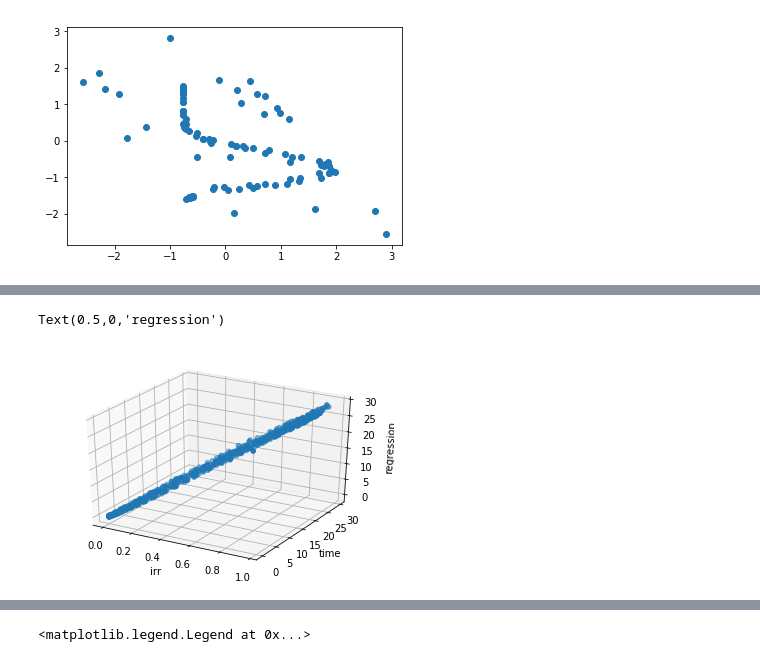
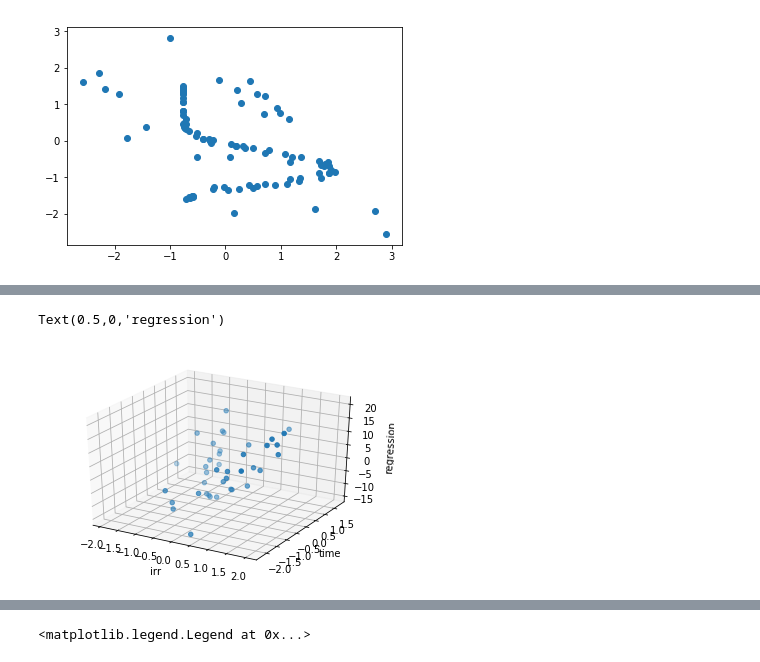
Before and after one commit to microsoft/EdgeML, a Jupyter notebook: tf/examples/Untitled.ipynb, the cells around one changed output, grey strips where cells are left out. Saved outputs shown, nothing was run; the diff lists cells and outputs as text; code cells hidden in the pictures.

Commit message:
Fixed issues with the regression version of Bonsai and protoNN.

```diff
--- a/tf/examples/Untitled.ipynb
+++ b/tf/examples/Untitled.ipynb
@@ -107,14 +74,13 @@ plt.show()
 # %%
 fig = plt.figure()
 ax = fig.add_subplot(111, projection='3d')
-xs = df.values[-1287:,1]
-#ys = df.values[-1287:,-1]
-ys = df.values[-1287:,0]
-zs = bonsai_preds.values[:,0]
+xs = irr
+ys = time
+zs = Z[:]
 ax.scatter(xs, ys, zs)
 ax.set_xlabel('irr')
 ax.set_ylabel('time')
 ax.set_zlabel('regression')
 # %% [output]
 Text(0.5,0,'regression')
-[figure, old version]
+[figure, new version]
```
Also changed, not shown: parts of 7 cells of this notebook, 43 other files.
